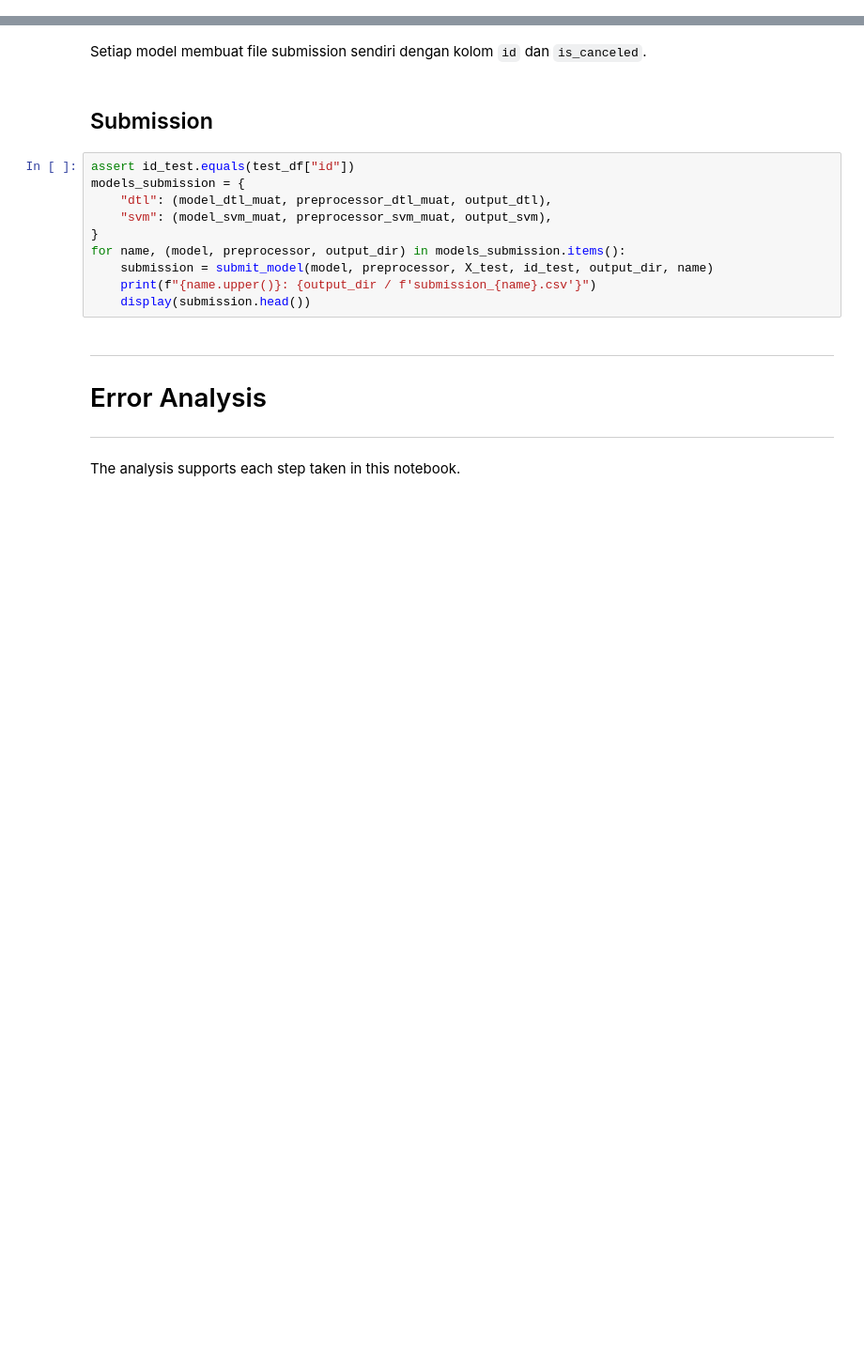
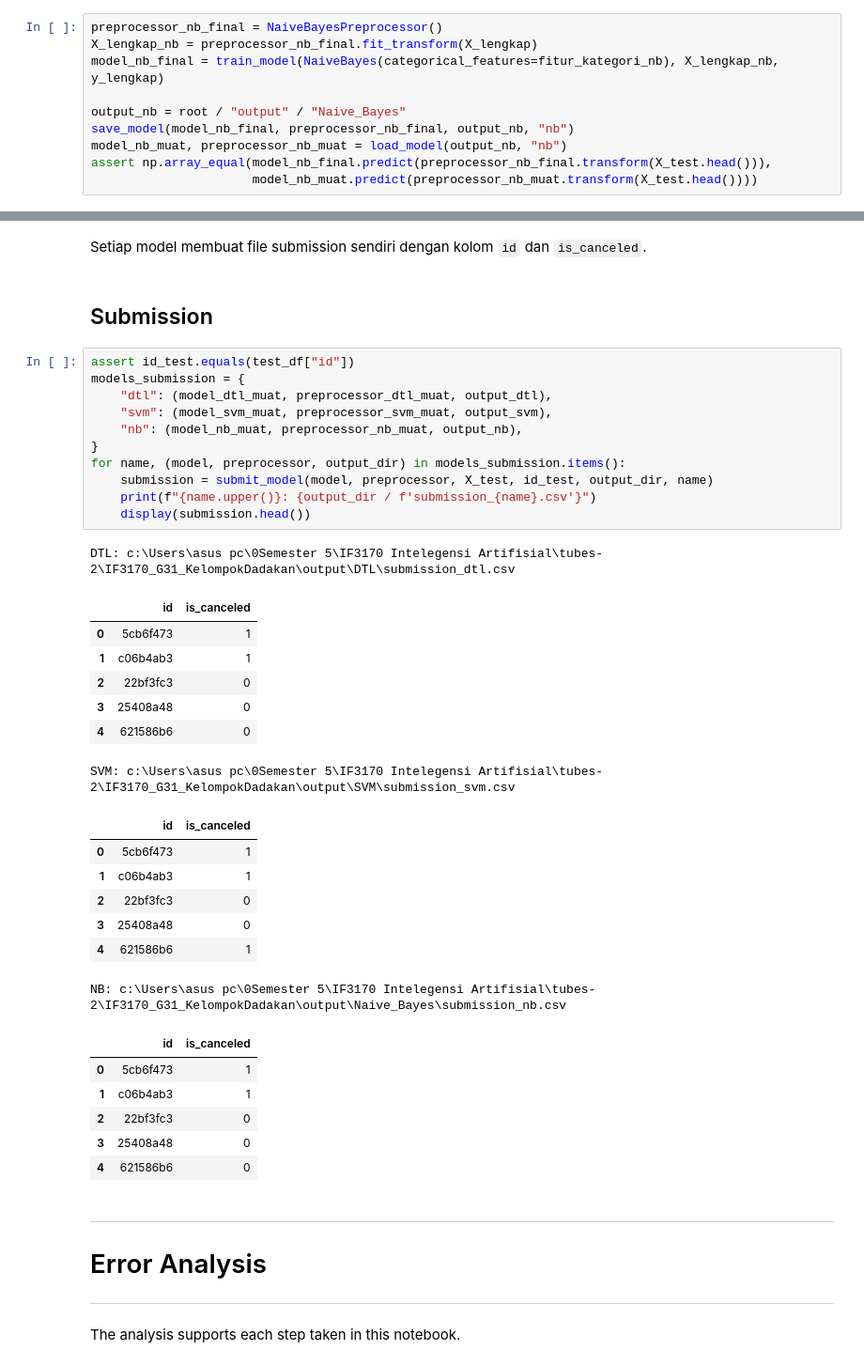
Before and after one commit to Alpaomega1136/IF3170_G31_KelompokDadakan, a Jupyter notebook: src/notebooks/IF3170_G31_KelompokDadakan.ipynb, the cells around one changed output, grey strips where cells are left out. Shown at 94% size. Drawn from its saved outputs; the diff is of its cells as text; blank space fills up the shorter version.

```diff
--- a/src/notebooks/IF3170_G31_KelompokDadakan.ipynb
+++ b/src/notebooks/IF3170_G31_KelompokDadakan.ipynb
@@ -630,3 +764,13 @@ assert np.array_equal(model_svm_final.predict(preprocessor_svm_final.transform(X
+# %%
+preprocessor_nb_final = NaiveBayesPreprocessor()
+X_lengkap_nb = preprocessor_nb_final.fit_transform(X_lengkap)
+model_nb_final = train_model(NaiveBayes(categorical_features=fitur_kategori_nb), X_lengkap_nb, y_lengkap)
+
+output_nb = root / "output" / "Naive_Bayes"
+save_model(model_nb_final, preprocessor_nb_final, output_nb, "nb")
+model_nb_muat, preprocessor_nb_muat = load_model(output_nb, "nb")
+assert np.array_equal(model_nb_final.predict(preprocessor_nb_final.transform(X_test.head())),
+                      model_nb_muat.predict(preprocessor_nb_muat.transform(X_test.head())))
 # %% [markdown]
 ---
 
@@ -640,13 +784,36 @@ Setiap model membuat file submission sendiri dengan kolom `id` dan `is_canceled`
 # %%
 assert id_test.equals(test_df["id"])
 models_submission = {
     "dtl": (model_dtl_muat, preprocessor_dtl_muat, output_dtl),
     "svm": (model_svm_muat, preprocessor_svm_muat, output_svm),
+    "nb": (model_nb_muat, preprocessor_nb_muat, output_nb),
 }
 for name, (model, preprocessor, output_dir) in models_submission.items():
     submission = submit_model(model, preprocessor, X_test, id_test, output_dir, name)
     print(f"{name.upper()}: {output_dir / f'submission_{name}.csv'}")
     display(submission.head())
+# %% [output]
+DTL: c:\Users\asus pc\0Semester 5\IF3170 Intelegensi Artifisial\tubes-2\IF3170_G31_KelompokDadakan\output\DTL\submission_dtl.csv
+|  | id | is_canceled |
+| 0 | 5cb6f473 | 1 |
+| 1 | c06b4ab3 | 1 |
+| 2 | 22bf3fc3 | 0 |
+| 3 | 25408a48 | 0 |
+| 4 | 621586b6 | 0 |
+SVM: c:\Users\asus pc\0Semester 5\IF3170 Intelegensi Artifisial\tubes-2\IF3170_G31_KelompokDadakan\output\SVM\submission_svm.csv
+|  | id | is_canceled |
+| 0 | 5cb6f473 | 1 |
+| 1 | c06b4ab3 | 1 |
+| 2 | 22bf3fc3 | 0 |
+| 3 | 25408a48 | 0 |
+| 4 | 621586b6 | 1 |
+NB: c:\Users\asus pc\0Semester 5\IF3170 Intelegensi Artifisial\tubes-2\IF3170_G31_KelompokDadakan\output\Naive_Bayes\submission_nb.csv
+|  | id | is_canceled |
+| 0 | 5cb6f473 | 1 |
+| 1 | c06b4ab3 | 1 |
+| 2 | 22bf3fc3 | 0 |
+| 3 | 25408a48 | 0 |
+| 4 | 621586b6 | 0 |
 # %% [markdown]
 ---
 
```
Also changed, not shown: parts of 15 cells of this notebook, 5 other files.
